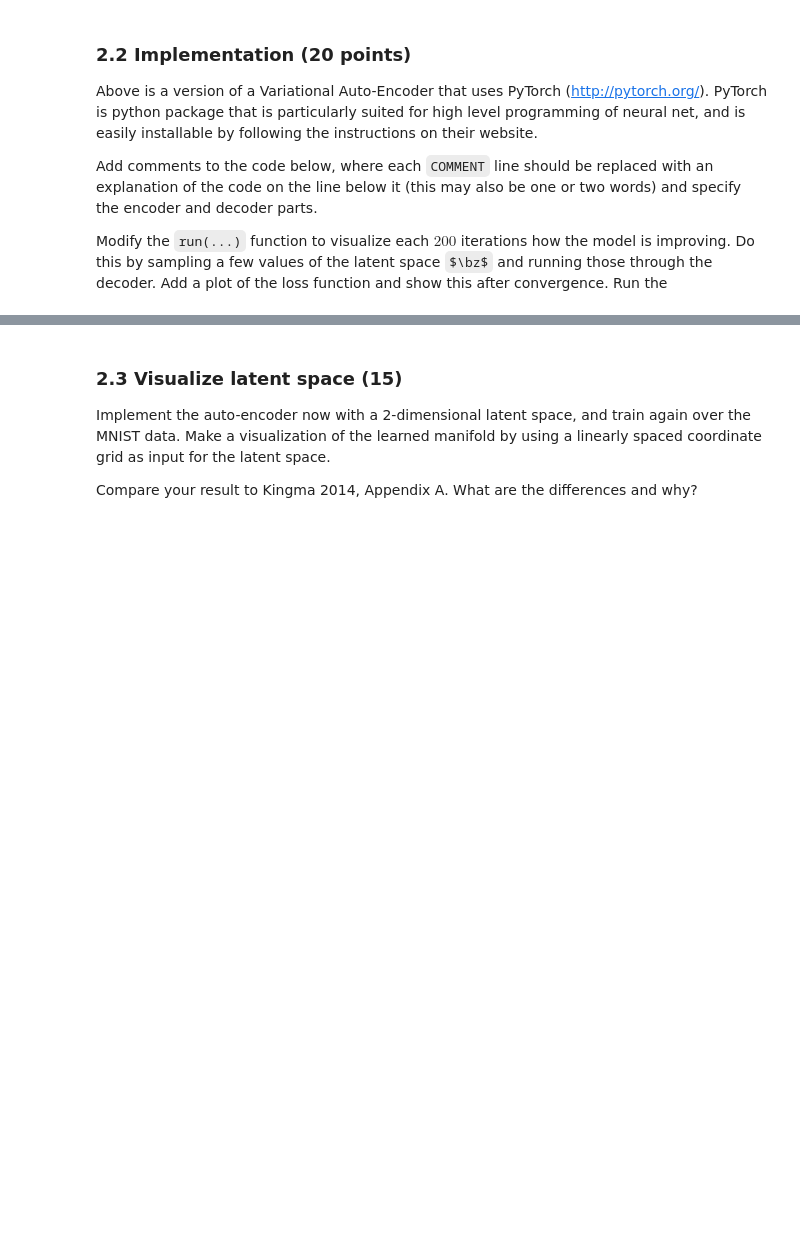
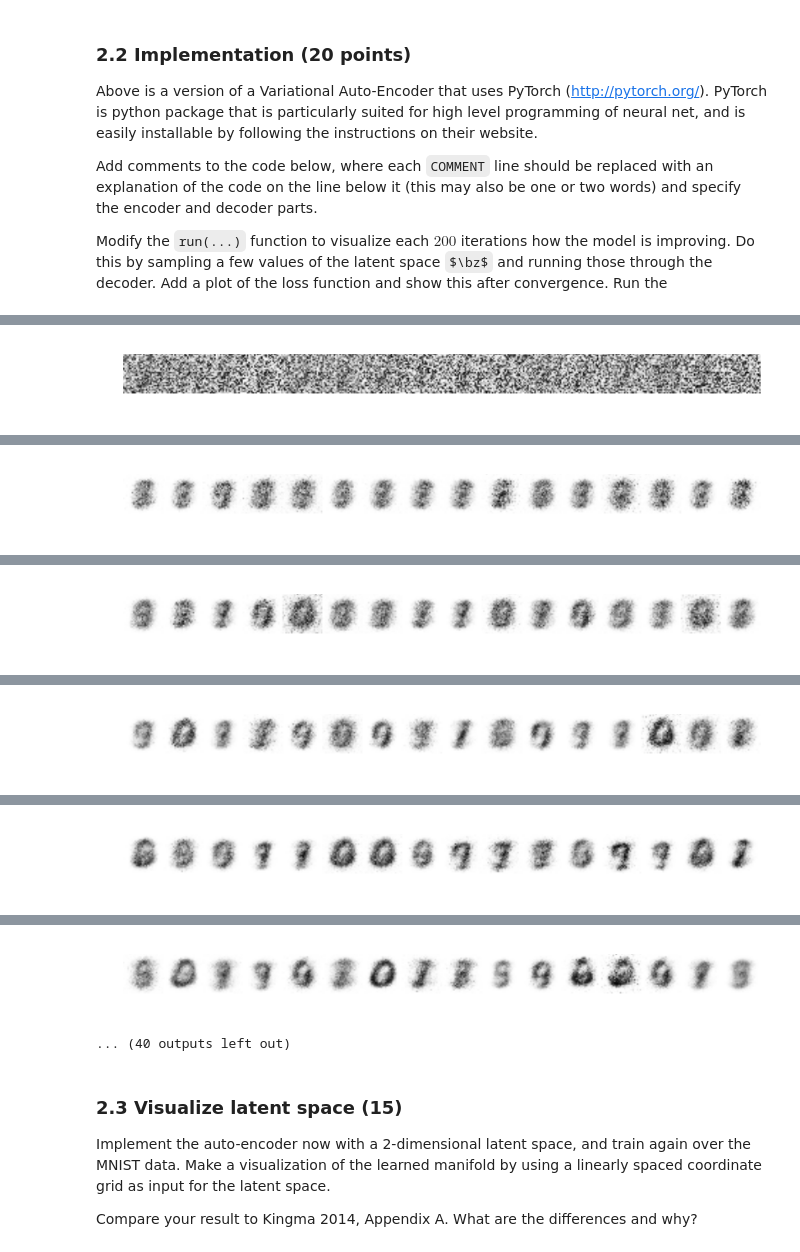
Before and after one commit to danakianfar/machine_learning_2_labs, a Jupyter notebook: lab3/Lab3.ipynb, the cells around one changed output, grey strips where cells are left out. Saved outputs shown, nothing was run; the diff lists cells and outputs as text; code cells hidden in the pictures; some formulas as TeX source; blank space fills up the shorter version.

```diff
--- a/lab3/Lab3.ipynb
+++ b/lab3/Lab3.ipynb
@@ -390,0 +421,8 @@ def run(num_iter):
+# %%
+loss_list = run(5000)
+
+# Plot loss
+plt.plot(range(len(loss_list)), loss_list)
+plt.ylabel('Loss')
+plt.xlabel('Iteration')
+# %% [output]
@@ -390,0 +430 @@ def run(num_iter):
+[figure, added]
@@ -390,0 +432 @@ def run(num_iter):
+[figure, added]
@@ -390,0 +434 @@ def run(num_iter):
+[figure, added]
@@ -390,0 +436 @@ def run(num_iter):
+[figure, added]
@@ -390,0 +438 @@ def run(num_iter):
+[figure, added]
@@ -391,3 +440,5 @@ def run(num_iter):
+[figure, added]
+... (40 outputs left out)
 # %% [markdown]
 ### 2.3 Visualize latent space (15)
 Implement the auto-encoder now with a 2-dimensional latent space, and train again over the MNIST data. Make a visualization of the learned manifold by using a linearly spaced coordinate grid as input for the latent space.
```
Also changed, not shown: parts of 10 cells of this notebook.
